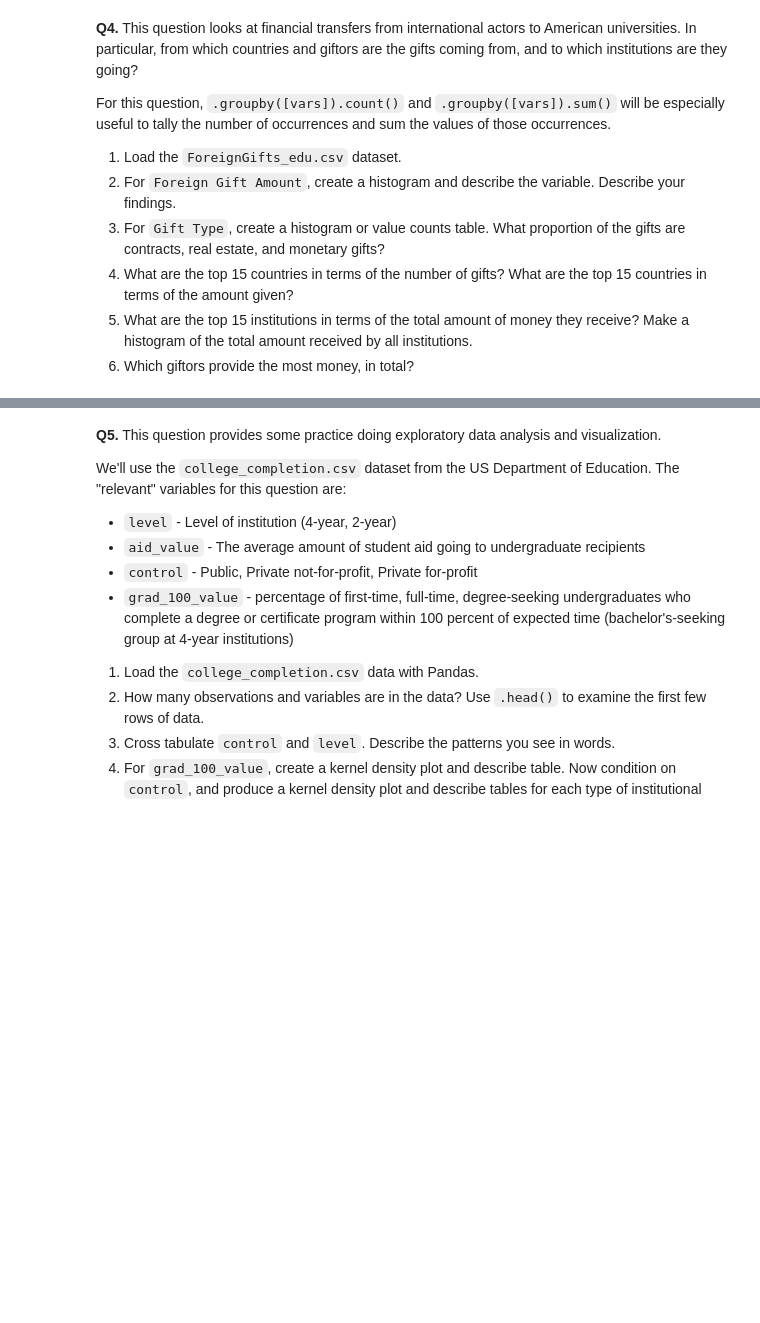
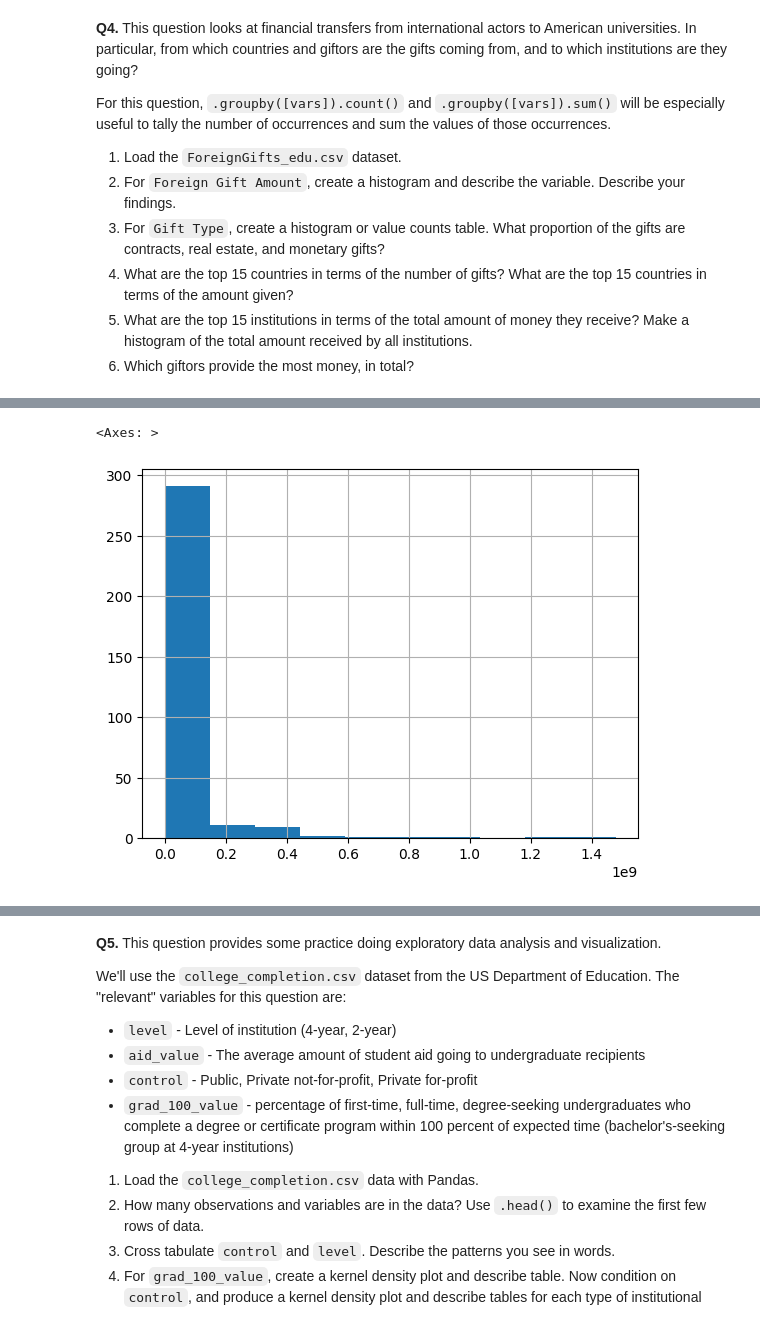
Before and after one commit to nathan4luu/undergrad_ml_assignments, a Jupyter notebook: 01_assignment_wrangling_and_eda.ipynb, the cells around one changed output, grey strips where cells are left out. Saved outputs shown, nothing was run; the diff lists cells and outputs as text; code cells hidden in the pictures; blank space fills up the shorter version.

```diff
--- a/01_assignment_wrangling_and_eda.ipynb
+++ b/01_assignment_wrangling_and_eda.ipynb
@@ -161,0 +322,4 @@ For this question, `.groupby([vars]).count()` and `.groupby([vars]).sum()` will
+# %%
+# Q4.5
+gifts_amount_per_insitution = gifts.groupby("Institution Name")["Foreign Gift Amount"].sum().sort_values(ascending=False)
+gifts_amount_per_insitution.head(15)
@@ -161,0 +345,5 @@ For this question, `.groupby([vars]).count()` and `.groupby([vars]).sum()` will
+# %%
+gifts_amount_per_insitution.hist()
+# %% [output]
+<Axes: >
+[figure, added]
```
Also changed, not shown: parts of 41 cells of this notebook.
